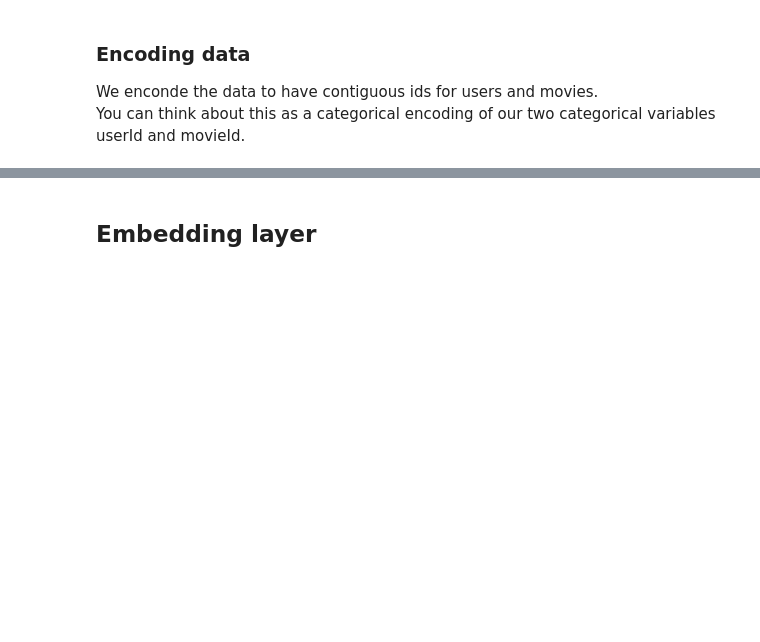
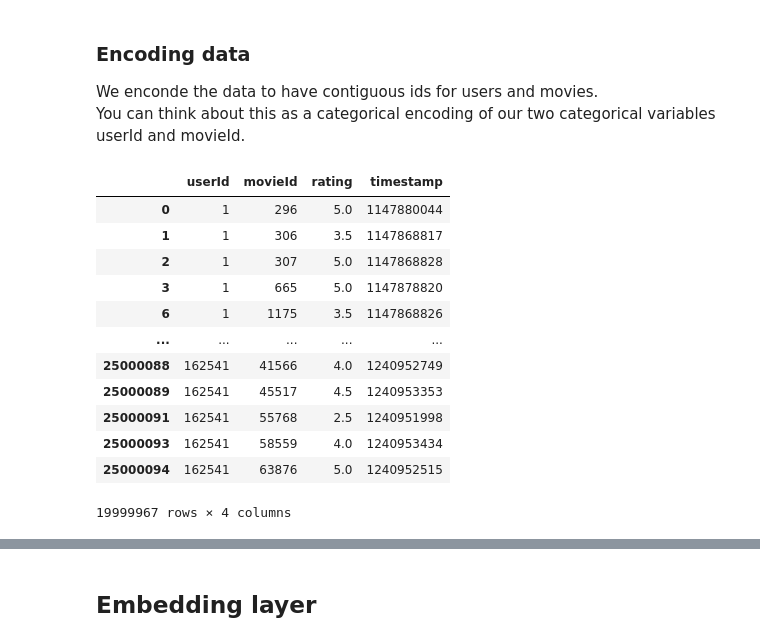
Before and after one commit to engineerjkk/Recommender-Systems, a Jupyter notebook: GNN recommender system.ipynb, the cells around one changed output, grey strips where cells are left out. Drawn from its saved outputs; the diff is of its cells as text; code cells hidden in the pictures; blank space fills up the shorter version.

```diff
--- a/GNN recommender system.ipynb
+++ b/GNN recommender system.ipynb
@@ -71,3 +78,19 @@ def encode_data(df, train=None):
 # encoding the train and validation data
 df_train = encode_data(train)
 df_val = encode_data(val, train)
+# %%
+train
+# %% [output]
+|  | userId | movieId | rating | timestamp |
+| 0 | 1 | 296 | 5.0 | 1147880044 |
+| 1 | 1 | 306 | 3.5 | 1147868817 |
+| 2 | 1 | 307 | 5.0 | 1147868828 |
+| 3 | 1 | 665 | 5.0 | 1147878820 |
+| 6 | 1 | 1175 | 3.5 | 1147868826 |
+| ... | ... | ... | ... | ... |
+| 25000088 | 162541 | 41566 | 4.0 | 1240952749 |
+| 25000089 | 162541 | 45517 | 4.5 | 1240953353 |
+| 25000091 | 162541 | 55768 | 2.5 | 1240951998 |
+| 25000093 | 162541 | 58559 | 4.0 | 1240953434 |
+| 25000094 | 162541 | 63876 | 5.0 | 1240952515 |
+19999967 rows × 4 columns
```
Also changed, not shown: parts of 14 cells of this notebook.
